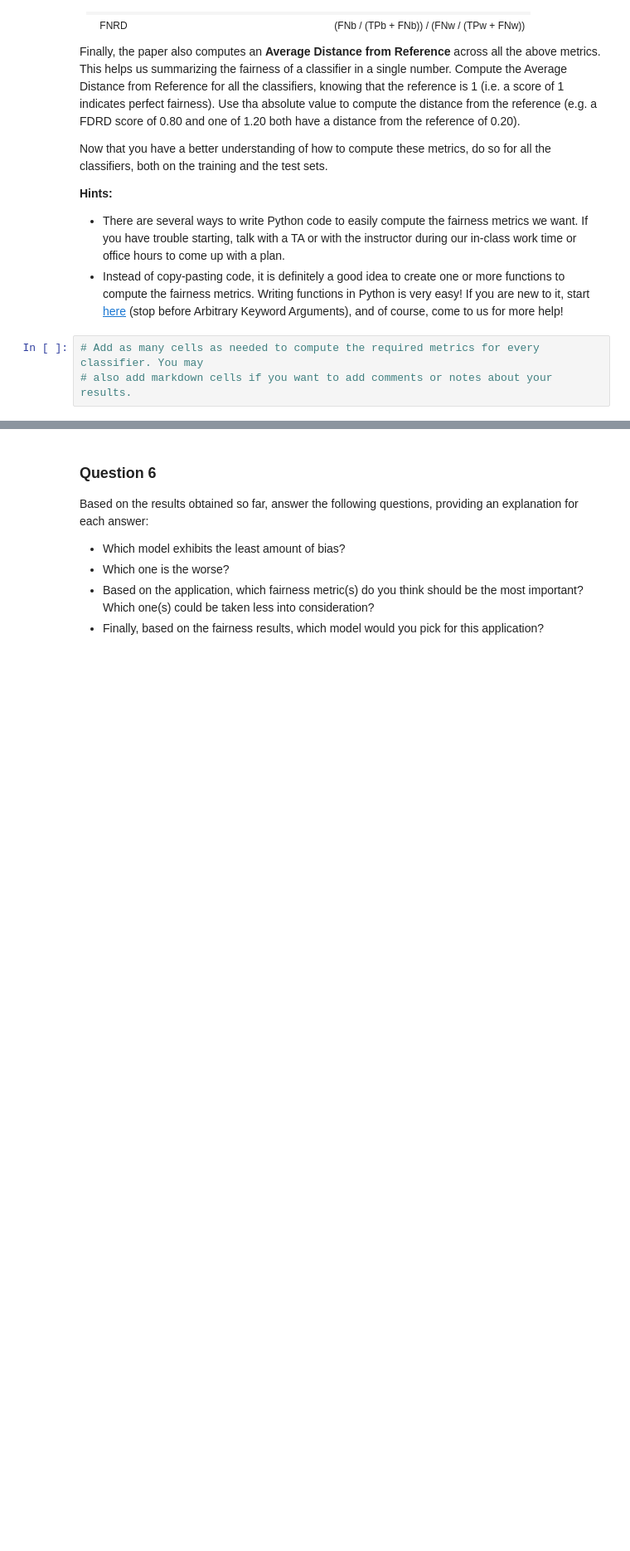
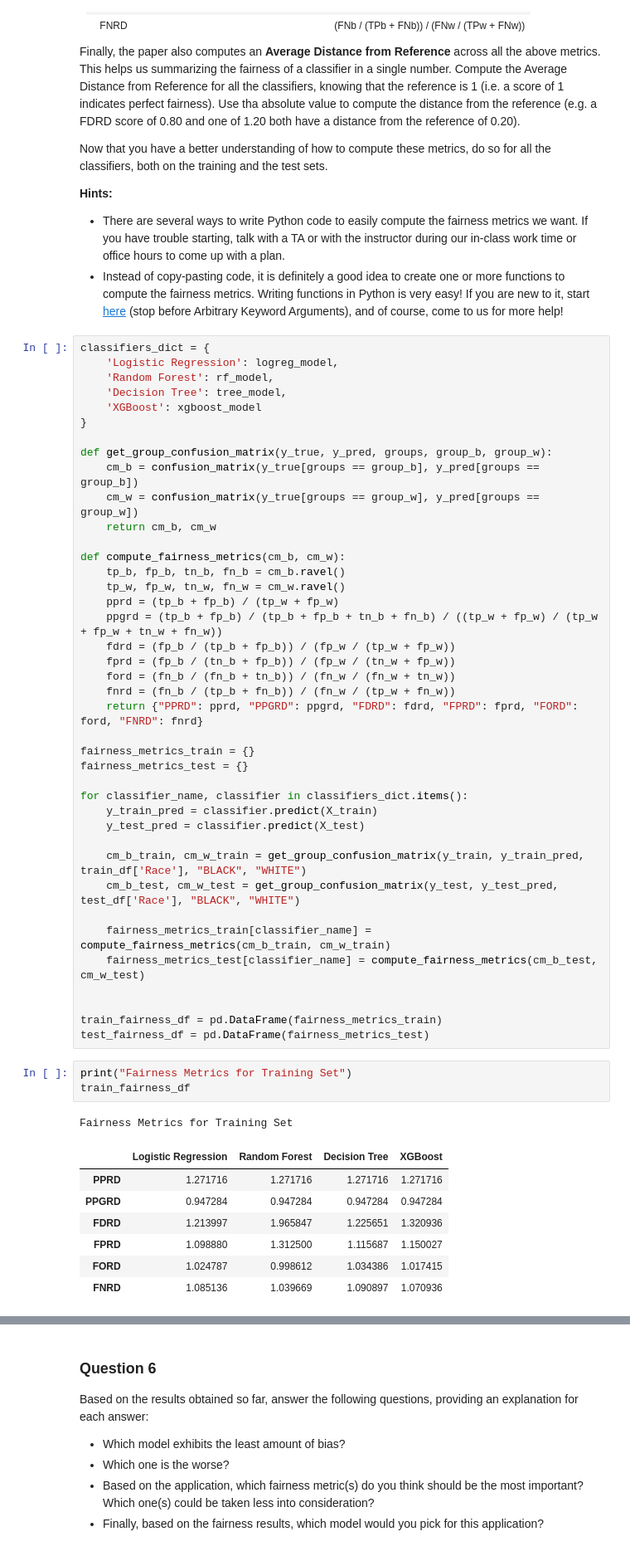
Before and after one commit to RaymondZhang20/DSCI430, a Jupyter notebook: a3/Module 3 assignment-1.ipynb, the cells around one changed output, grey strips where cells are left out. Shown at 83% size. Saved outputs shown, nothing was run; the diff lists cells and outputs as text; blank space fills up the shorter version.

```diff
--- a/a3/Module 3 assignment-1.ipynb
+++ b/a3/Module 3 assignment-1.ipynb
@@ -296,5 +296,54 @@ Now that you have a better understanding of how to compute these metrics, do so
 - There are several ways to write Python code to easily compute the fairness metrics we want. If you have trouble starting, talk with a TA or with the instructor during our in-class work time or office hours to come up with a plan.
 - Instead of copy-pasting code, it is definitely a good idea to create one or more functions to compute the fairness metrics. Writing functions in Python is very easy! If you are new to it, start [here](https://www.geeksforgeeks.org/python-functions/) (stop before Arbitrary Keyword Arguments), and of course, come to us for more help!
 # %%
-# Add as many cells as needed to compute the required metrics for every classifier. You may
-# also add markdown cells if you want to add comments or notes about your results.
+classifiers_dict = {
+    'Logistic Regression': logreg_model,
+    'Random Forest': rf_model,
+    'Decision Tree': tree_model,
+    'XGBoost': xgboost_model
+}
+
+def get_group_confusion_matrix(y_true, y_pred, groups, group_b, group_w):
+    cm_b = confusion_matrix(y_true[groups == group_b], y_pred[groups == group_b])
+    cm_w = confusion_matrix(y_true[groups == group_w], y_pred[groups == group_w])
+    return cm_b, cm_w
+
+def compute_fairness_metrics(cm_b, cm_w):
+    tp_b, fp_b, tn_b, fn_b = cm_b.ravel()
+    tp_w, fp_w, tn_w, fn_w = cm_w.ravel()
+    pprd = (tp_b + fp_b) / (tp_w + fp_w)
+    ppgrd = (tp_b + fp_b) / (tp_b + fp_b + tn_b + fn_b) / ((tp_w + fp_w) / (tp_w + fp_w + tn_w + fn_w))
+    fdrd = (fp_b / (tp_b + fp_b)) / (fp_w / (tp_w + fp_w))
+    fprd = (fp_b / (tn_b + fp_b)) / (fp_w / (tn_w + fp_w))
+    ford = (fn_b / (fn_b + tn_b)) / (fn_w / (fn_w + tn_w))
+    fnrd = (fn_b / (tp_b + fn_b)) / (fn_w / (tp_w + fn_w))
+    return {"PPRD": pprd, "PPGRD": ppgrd, "FDRD": fdrd, "FPRD": fprd, "FORD": ford, "FNRD": fnrd}
+
+fairness_metrics_train = {}
+fairness_metrics_test = {}
+
+for classifier_name, classifier in classifiers_dict.items():
+    y_train_pred = classifier.predict(X_train)
+    y_test_pred = classifier.predict(X_test)
+
+    cm_b_train, cm_w_train = get_group_confusion_matrix(y_train, y_train_pred, train_df['Race'], "BLACK", "WHITE")
+    cm_b_test, cm_w_test = get_group_confusion_matrix(y_test, y_test_pred, test_df['Race'], "BLACK", "WHITE")
+
+    fairness_metrics_train[classifier_name] = compute_fairness_metrics(cm_b_train, cm_w_train)
+    fairness_metrics_test[classifier_name] = compute_fairness_metrics(cm_b_test, cm_w_test)
+
+
+train_fairness_df = pd.DataFrame(fairness_metrics_train)
+test_fairness_df = pd.DataFrame(fairness_metrics_test)
+# %%
+print("Fairness Metrics for Training Set")
+train_fairness_df
+# %% [output]
+Fairness Metrics for Training Set
+|  | Logistic Regression | Random Forest | Decision Tree | XGBoost |
+| PPRD | 1.271716 | 1.271716 | 1.271716 | 1.271716 |
+| PPGRD | 0.947284 | 0.947284 | 0.947284 | 0.947284 |
+| FDRD | 1.213997 | 1.965847 | 1.225651 | 1.320936 |
+| FPRD | 1.098880 | 1.312500 | 1.115687 | 1.150027 |
+| FORD | 1.024787 | 0.998612 | 1.034386 | 1.017415 |
+| FNRD | 1.085136 | 1.039669 | 1.090897 | 1.070936 |
```
Also changed, not shown: parts of 7 cells of this notebook.
